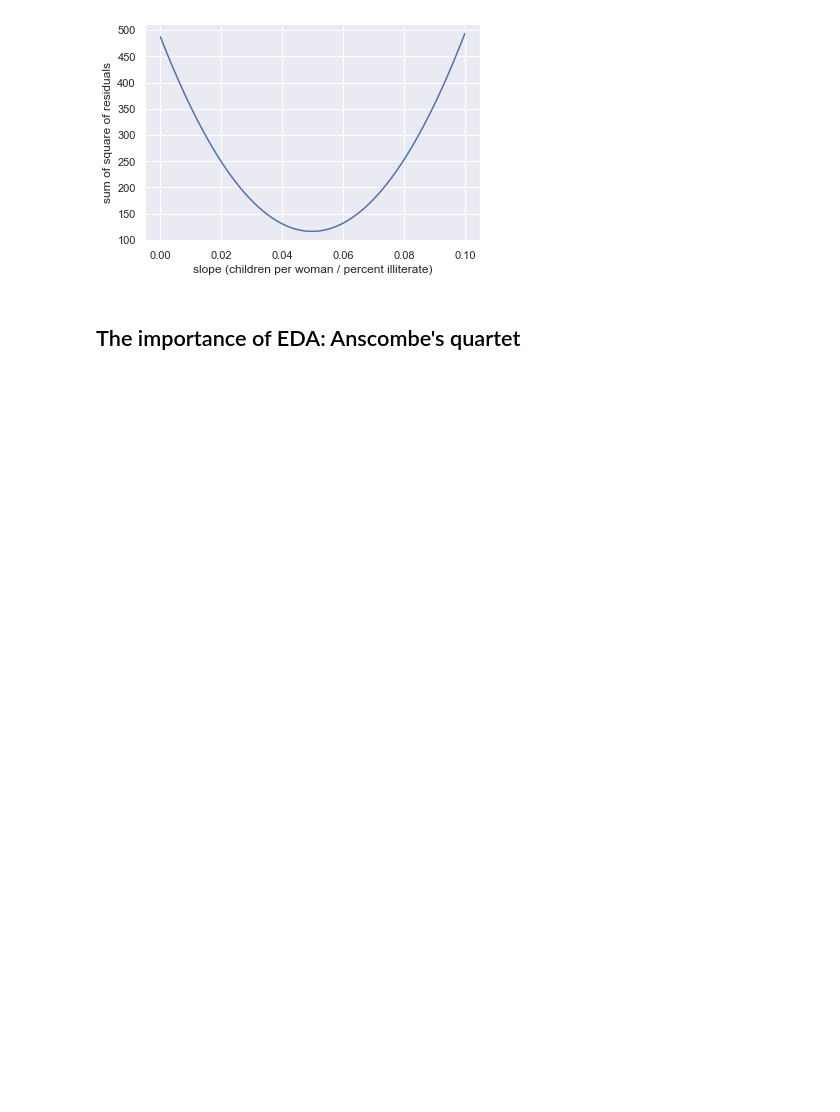
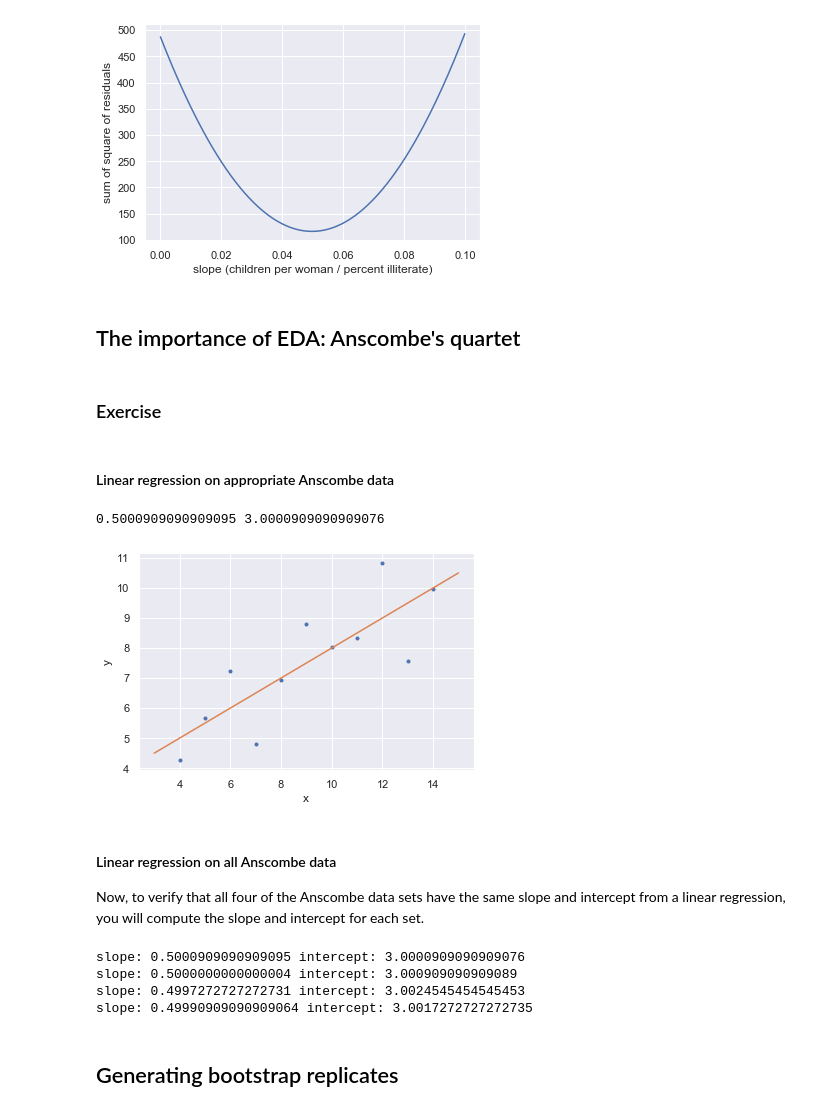
Before and after one commit to Yuleii/programming-notebook, a Jupyter notebook: statistical_thinking_in_python.ipynb, the cells around one changed output. Drawn from its saved outputs; the diff is of its cells as text; code cells hidden in the pictures; blank space fills up the shorter version.

```diff
--- a/statistical_thinking_in_python.ipynb
+++ b/statistical_thinking_in_python.ipynb
@@ -1151,3 +1153,39 @@ plt.show()
 [figure]
 # %% [markdown]
 ## The importance of EDA: Anscombe's quartet
+# %% [markdown]
+### Exercise
+# %% [markdown]
+#### Linear regression on appropriate Anscombe data
+# %%
+x = np.array([10.,  8., 13.,  9., 11., 14.,  6.,  4., 12.,  7.,  5.])
+y = np.array([ 8.04,  6.95,  7.58,  8.81,  8.33,  9.96,  7.24,  4.26, 10.84,
+        4.82,  5.68])
+# %%
+# Perform linear regression: a, b
+a, b = np.polyfit(x, y, 1)
+
+# Print the slope and intercept
+print(a, b)
+
+# Generate theoretical x and y data: x_theor, y_theor
+x_theor = np.array([3, 15])
+y_theor = a * x_theor + b
+
+# Plot the Anscombe data and theoretical line
+_ = plt.plot(x, y, marker='.',  linestyle='none')
+_ = plt.plot(x_theor, y_theor)
+
+# Label the axes
+plt.xlabel('x')
+plt.ylabel('y')
+
+# Show the plot
+plt.show()
+# %% [output]
+0.5000909090909095 3.0000909090909076
+[figure, added]
+# %% [markdown]
+#### Linear regression on all Anscombe data
+
+Now, to verify that all four of the Anscombe data sets have the same slope and intercept from a linear regression, you will compute the slope and intercept for each set.
@@ -1153,0 +1205,15 @@ plt.show()
+# %%
+# Iterate through x,y pairs
+for x, y in zip(anscombe_x, anscombe_y ):
+    # Compute the slope and intercept: a, b
+    a, b = np.polyfit(x, y, 1)
+
+    # Print the result
+    print('slope:', a, 'intercept:', b)
+# %% [output]
+slope: 0.5000909090909095 intercept: 3.0000909090909076
+slope: 0.5000000000000004 intercept: 3.000909090909089
+slope: 0.4997272727272731 intercept: 3.0024545454545453
+slope: 0.49990909090909064 intercept: 3.0017272727272735
+# %% [markdown]
+## Generating bootstrap replicates
```
Also changed, not shown: parts of 111 cells of this notebook, 2 other files.
